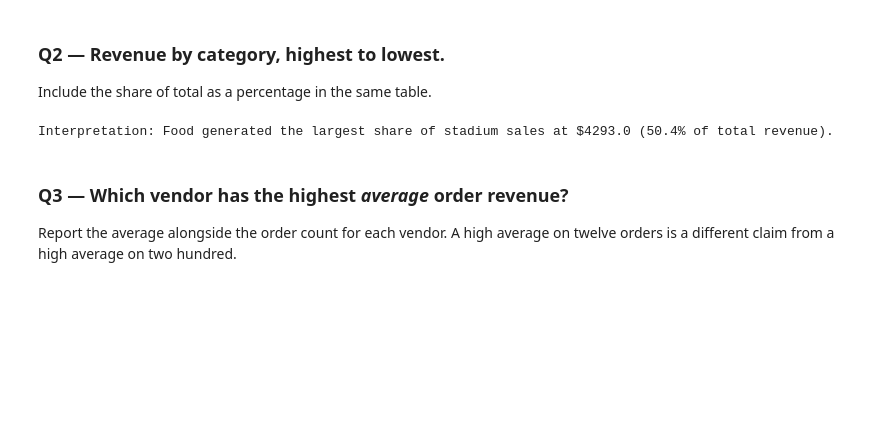
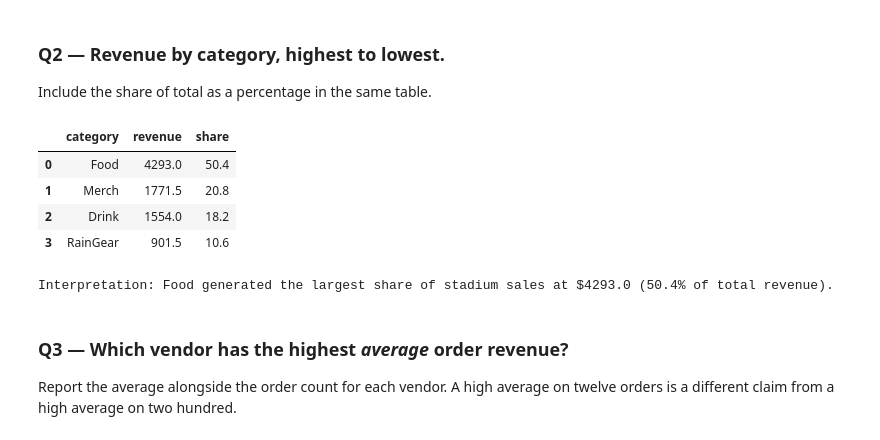
Before and after one commit to ishanallasanagala/ds2002-fa26, a Jupyter notebook: notebooks/03-pandas-cleaning/2026-09-18 — Pandas Challenge — Lab.ipynb, the cells around one changed output. Cells and saved outputs as stored; diff of their text form; code cells hidden in the pictures; blank space fills up the shorter version.

```diff
--- a/notebooks/03-pandas-cleaning/2026-09-18 — Pandas Challenge — Lab.ipynb
+++ b/notebooks/03-pandas-cleaning/2026-09-18 — Pandas Challenge — Lab.ipynb
@@ -60,15 +60,21 @@ Include the share of total as a percentage in the same table.
 # %%
 # TODO
 #Group by category, sum the revenue, and sort in descending order
 by_category = (df.groupby('category')['revenue']).sum().sort_values(ascending=False).reset_index()
 
 #Calculate the total share of revenue as a percentage
 by_category['share'] = (by_category['revenue'] / by_category['revenue'].sum() * 100).round(1)
 
+display(by_category)
 #Print interpretation with info about Q2
 top_product = by_category.iloc[0]
 print(f"Interpretation: {top_product['category']} generated the largest share of stadium sales at ${top_product['revenue']} ({top_product['share']}% of total revenue).")
 # %% [output]
+|  | category | revenue | share |
+| 0 | Food | 4293.0 | 50.4 |
+| 1 | Merch | 1771.5 | 20.8 |
+| 2 | Drink | 1554.0 | 18.2 |
+| 3 | RainGear | 901.5 | 10.6 |
 Interpretation: Food generated the largest share of stadium sales at $4293.0 (50.4% of total revenue).
 # %% [markdown]
 ### Q3 — Which vendor has the highest *average* order revenue?
```
Also changed, not shown: parts of 3 cells of this notebook.
